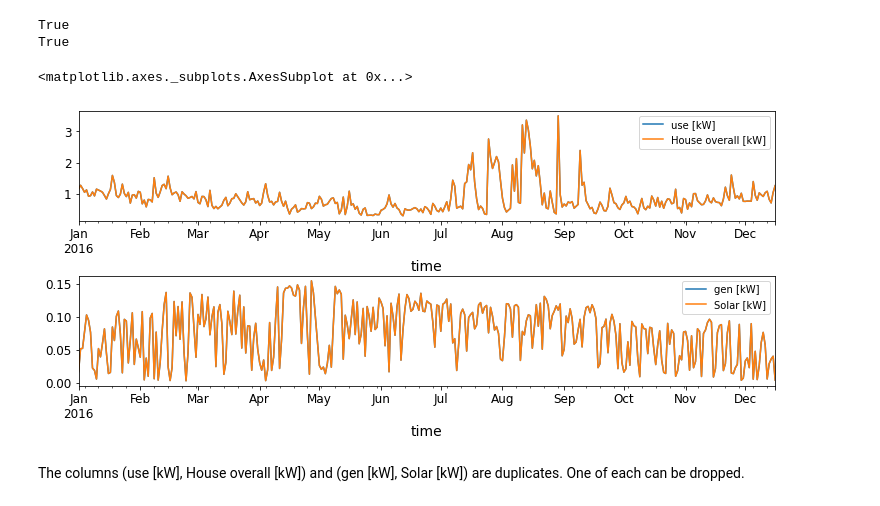
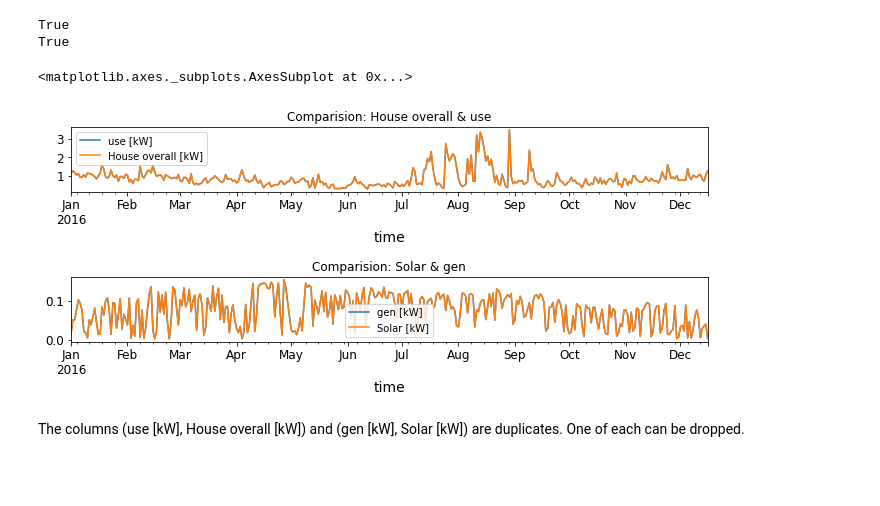
Before and after one commit to nivalf/Predict_Energy_Usage, a Jupyter notebook: predict_energy_usage.ipynb, the cells around one changed output. Drawn from its saved outputs; the diff is of its cells as text; code cells hidden in the pictures; blank space fills up the shorter version.

```diff
--- a/predict_energy_usage.ipynb
+++ b/predict_energy_usage.ipynb
@@ -110,3 +108,7 @@ energy_usage = load_energy_usage_data()
+# %%
+energy_usage = load_energy_usage_data()
+# Copy for doing analysis
+energy_usage_ = energy_usage.copy(deep=True)
 # %% [markdown]
 # 2. Pre-Processing & Feature Engineering
 # %% [markdown]
@@ -141,8 +143,6 @@ Identifying row with NaN values:
 # %%
 def clean_rows_with_null_values(df):
   rows_with_null = df[df.isna().any(axis=1)]
-  print("Rows with null values:")
-  display(rows_with_null)
   print("Droping rows with null values")
 
   # drop the rows
@@ -158,0 +152,2 @@ Droping rows with null values
+# %%
+energy_usage_ = clean_rows_with_null_values(energy_usage_)
@@ -200,0 +187,5 @@ time column set as index of the dataframe
+# %%
+energy_usage_ = convert_unix_ts_to_timestamp(energy_usage_)
+energy_usage_ = set_time_as_index(energy_usage_)
+
+energy_usage_.head(1)
@@ -243,12 +240,12 @@ True
 # %%
 fig, axes = plt.subplots(2,1, figsize=(11,5))
 # using padding
-fig.tight_layout(pad=3.0)
-energy_usage[['use [kW]','House overall [kW]']].resample('D').mean().plot(ax=axes[0])
-energy_usage[['gen [kW]','Solar [kW]']].resample('D').mean().plot(ax=axes[1])
+fig.tight_layout(pad=6.0)
+energy_usage_[['use [kW]','House overall [kW]']].resample('D').mean().plot(ax=axes[0], title="Comparision: House overall & use")
+energy_usage_[['gen [kW]','Solar [kW]']].resample('D').mean().plot(ax=axes[1], title="Comparision: Solar & gen")
 # %% [output]
 <matplotlib.axes._subplots.AxesSubplot at 0x...>
-[figure, old version]
+[figure, new version]
 # %% [markdown]
 The columns (use [kW], House overall [kW]) and (gen [kW], Solar [kW]) are duplicates. One of each can be dropped.
 # %%
```
Also changed, not shown: parts of 66 cells of this notebook.
